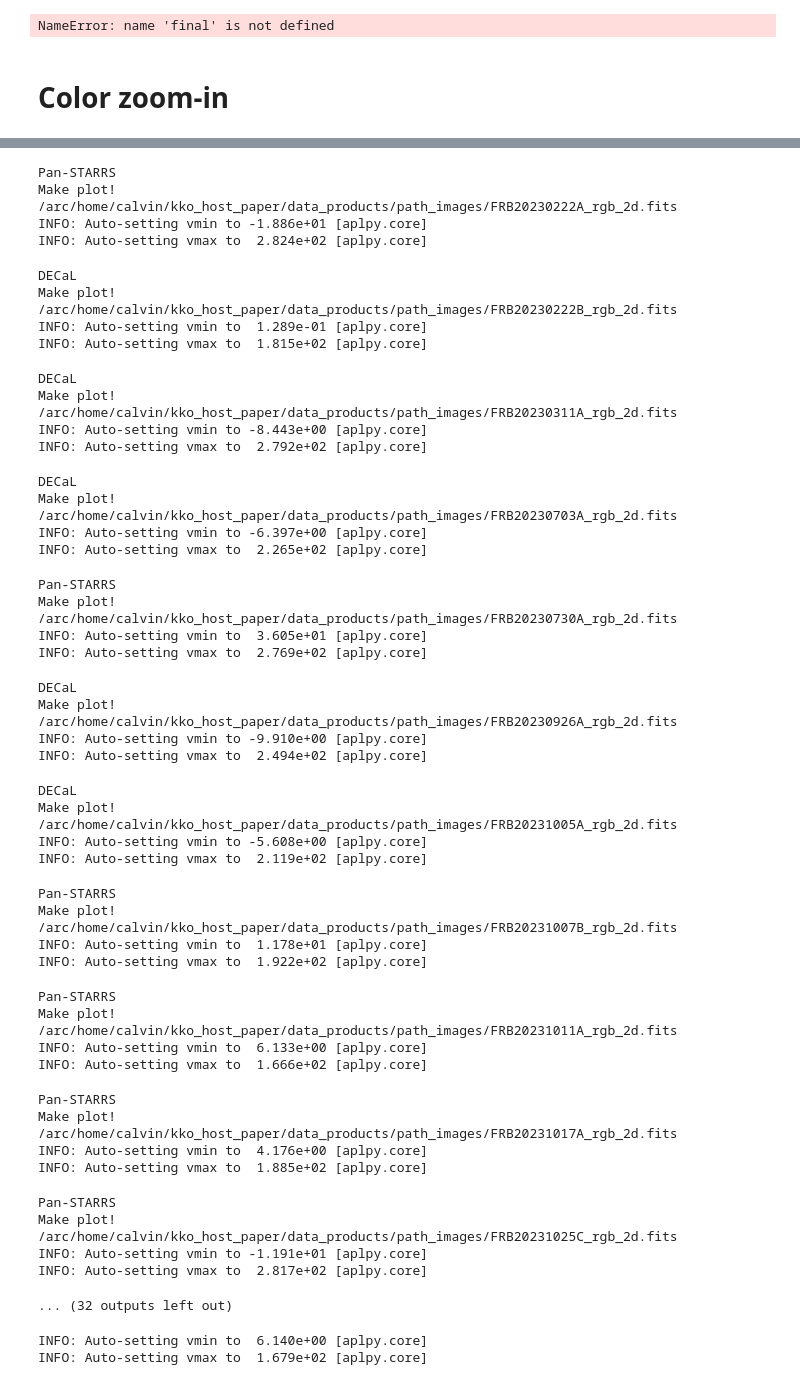
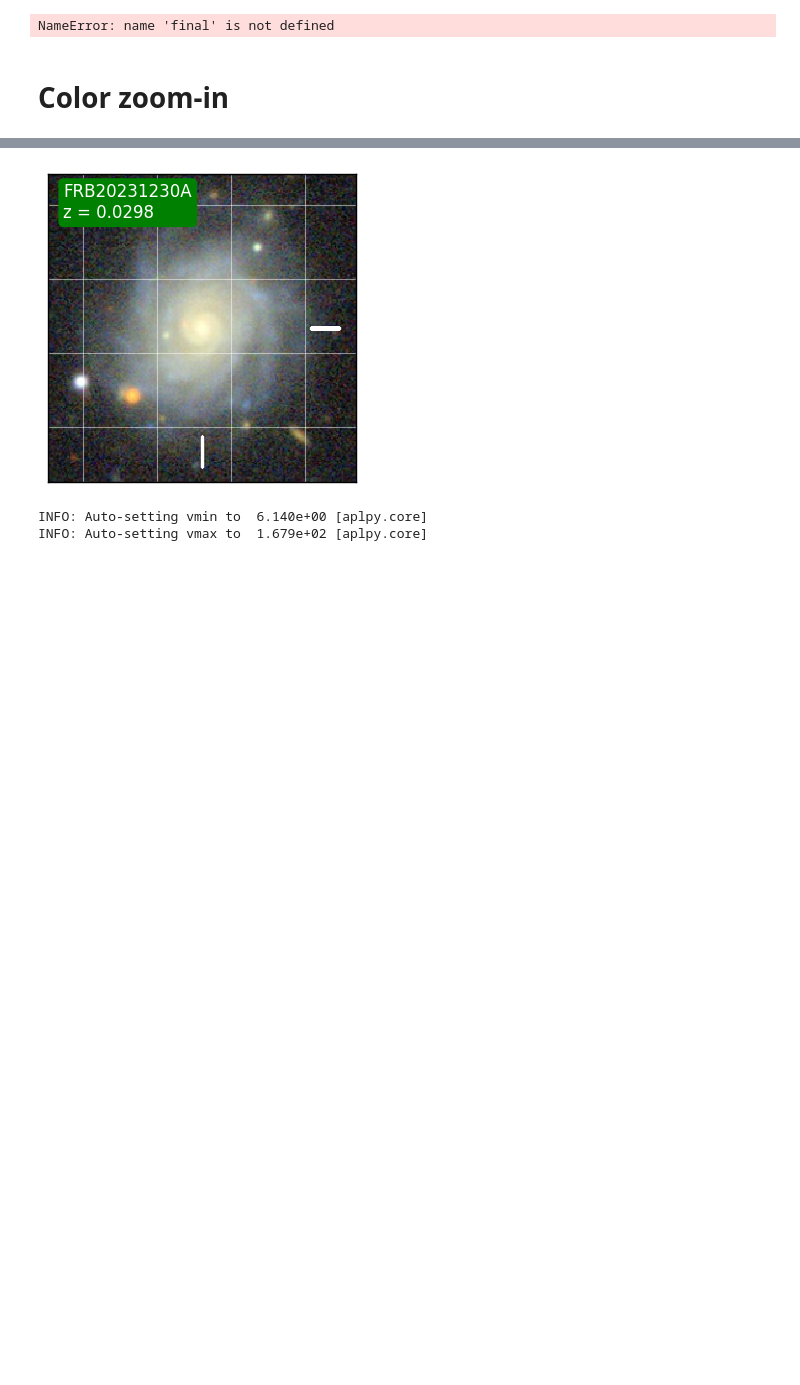
Before and after one commit to leungcalvin/kko_host_paper, a Jupyter notebook: plot_scripts/PS1_cutouts.ipynb, the cells around one changed output, grey strips where cells are left out. Cells and saved outputs as stored; diff of their text form; code cells hidden in the pictures; blank space fills up the shorter version.

```diff
--- a/plot_scripts/PS1_cutouts.ipynb
+++ b/plot_scripts/PS1_cutouts.ipynb
@@ -662,7 +667,7 @@ def draw_crosshairs(fig,ra,dec,inner,outer,linewidth):
     #fig.show_rectangles(ra + outer, dec - linewidth / 2 , length , linewidth,edgecolor = 'white',facecolor = 'white') # horiz
 
 for evid,row in final.iterrows():
-    if row['name'] in pparams.keys():
+    if row['name'] in ['FRB20231230A']:
         sup_fig,ax = plt.subplots(figsize=(3,3),nrows = 1, ncols = 1)
         # SO BAD but re-run plot_color_image without flipping so that we can download the files for the next step
         path_obj = FakePATH(ra = row['primary_ra'],dec = row['primary_dec'],theta = row['theta'],
@@ -744,59 +749,4 @@ INFO: Auto-setting vmax to  2.176e+02 [aplpy.core]
-Pan-STARRS
-Make plot!
-/arc/home/calvin/kko_host_paper/data_products/path_images/FRB20230222A_rgb_2d.fits
-INFO: Auto-setting vmin to -1.886e+01 [aplpy.core]
-INFO: Auto-setting vmax to  2.824e+02 [aplpy.core]
-DECaL
-Make plot!
-/arc/home/calvin/kko_host_paper/data_products/path_images/FRB20230222B_rgb_2d.fits
-INFO: Auto-setting vmin to  1.289e-01 [aplpy.core]
-INFO: Auto-setting vmax to  1.815e+02 [aplpy.core]
-DECaL
-Make plot!
-/arc/home/calvin/kko_host_paper/data_products/path_images/FRB20230311A_rgb_2d.fits
-INFO: Auto-setting vmin to -8.443e+00 [aplpy.core]
-INFO: Auto-setting vmax to  2.792e+02 [aplpy.core]
-DECaL
-Make plot!
-/arc/home/calvin/kko_host_paper/data_products/path_images/FRB20230703A_rgb_2d.fits
-INFO: Auto-setting vmin to -6.397e+00 [aplpy.core]
-INFO: Auto-setting vmax to  2.265e+02 [aplpy.core]
-Pan-STARRS
-Make plot!
-/arc/home/calvin/kko_host_paper/data_products/path_images/FRB20230730A_rgb_2d.fits
-INFO: Auto-setting vmin to  3.605e+01 [aplpy.core]
-INFO: Auto-setting vmax to  2.769e+02 [aplpy.core]
-DECaL
-Make plot!
-/arc/home/calvin/kko_host_paper/data_products/path_images/FRB20230926A_rgb_2d.fits
-INFO: Auto-setting vmin to -9.910e+00 [aplpy.core]
-INFO: Auto-setting vmax to  2.494e+02 [aplpy.core]
-DECaL
-Make plot!
-/arc/home/calvin/kko_host_paper/data_products/path_images/FRB20231005A_rgb_2d.fits
-INFO: Auto-setting vmin to -5.608e+00 [aplpy.core]
-INFO: Auto-setting vmax to  2.119e+02 [aplpy.core]
-Pan-STARRS
-Make plot!
-/arc/home/calvin/kko_host_paper/data_products/path_images/FRB20231007B_rgb_2d.fits
-INFO: Auto-setting vmin to  1.178e+01 [aplpy.core]
-INFO: Auto-setting vmax to  1.922e+02 [aplpy.core]
-Pan-STARRS
-Make plot!
-/arc/home/calvin/kko_host_paper/data_products/path_images/FRB20231011A_rgb_2d.fits
-INFO: Auto-setting vmin to  6.133e+00 [aplpy.core]
-INFO: Auto-setting vmax to  1.666e+02 [aplpy.core]
-Pan-STARRS
-Make plot!
-/arc/home/calvin/kko_host_paper/data_products/path_images/FRB20231017A_rgb_2d.fits
-INFO: Auto-setting vmin to  4.176e+00 [aplpy.core]
-INFO: Auto-setting vmax to  1.885e+02 [aplpy.core]
-Pan-STARRS
-Make plot!
-/arc/home/calvin/kko_host_paper/data_products/path_images/FRB20231025C_rgb_2d.fits
-INFO: Auto-setting vmin to -1.191e+01 [aplpy.core]
-INFO: Auto-setting vmax to  2.817e+02 [aplpy.core]
-... (32 outputs left out)
+[figure, added]
 # %%
         draw_crosshairs(fig,ra_cand,dec_cand,inner = ang_cand * 3, outer = ang_cand * 3.5, linewidth = ang_cand * 0.01)
 # %%
```
Also changed, not shown: parts of 6 cells of this notebook, 2 other files.
